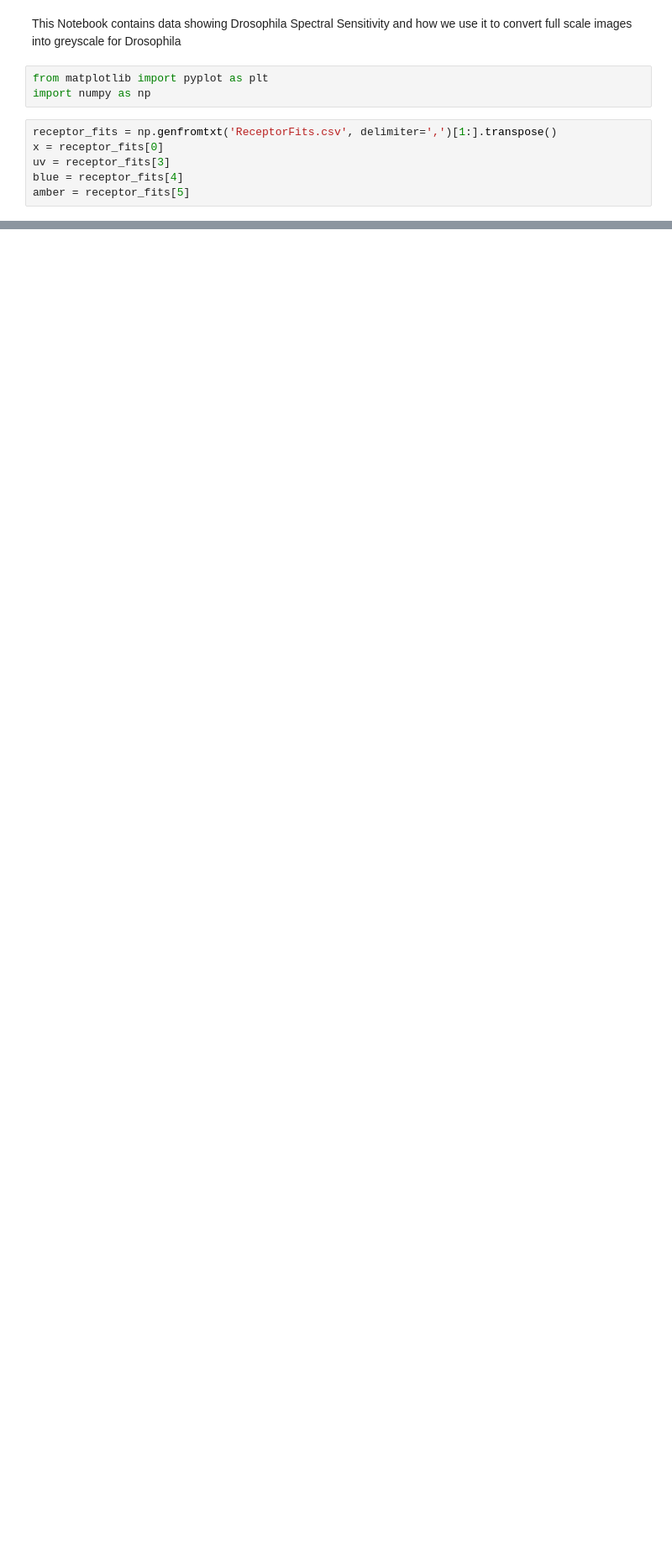
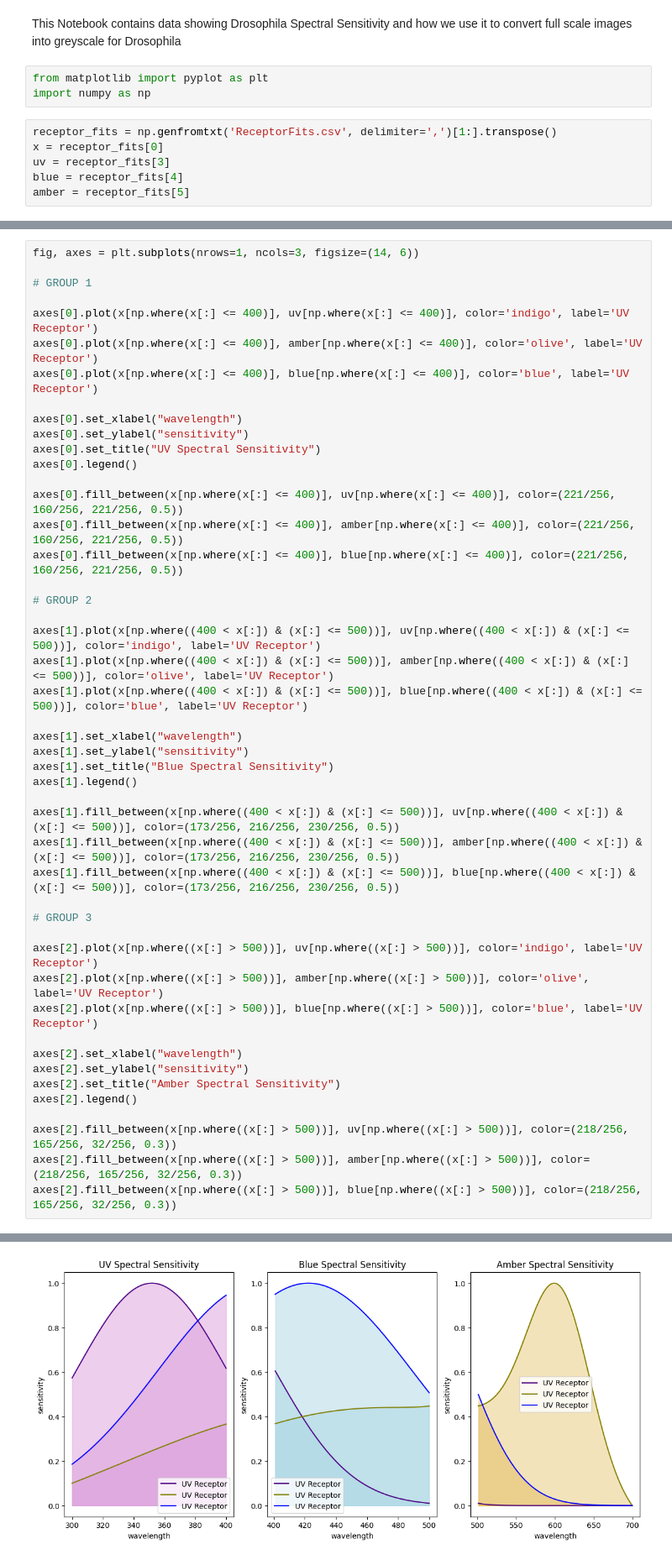
Before and after one commit to whugimy/myangdrosophila, a Jupyter notebook: Integration.ipynb, the cells around one changed output, grey strips where cells are left out. Shown: that part at 84% size. Drawn from its saved outputs; the diff is of its cells as text; blank space fills up the shorter version.

```diff
--- a/Integration.ipynb
+++ b/Integration.ipynb
@@ -38,0 +35,48 @@ plt.legend()
+# %%
+fig, axes = plt.subplots(nrows=1, ncols=3, figsize=(14, 6))
+
+# GROUP 1
+
+axes[0].plot(x[np.where(x[:] <= 400)], uv[np.where(x[:] <= 400)], color='indigo', label='UV Receptor')
+axes[0].plot(x[np.where(x[:] <= 400)], amber[np.where(x[:] <= 400)], color='olive', label='UV Receptor')
+axes[0].plot(x[np.where(x[:] <= 400)], blue[np.where(x[:] <= 400)], color='blue', label='UV Receptor')
+
+axes[0].set_xlabel("wavelength")
+axes[0].set_ylabel("sensitivity")
+axes[0].set_title("UV Spectral Sensitivity")
+axes[0].legend()
+
+axes[0].fill_between(x[np.where(x[:] <= 400)], uv[np.where(x[:] <= 400)], color=(221/256, 160/256, 221/256, 0.5))
+axes[0].fill_between(x[np.where(x[:] <= 400)], amber[np.where(x[:] <= 400)], color=(221/256, 160/256, 221/256, 0.5))
+axes[0].fill_between(x[np.where(x[:] <= 400)], blue[np.where(x[:] <= 400)], color=(221/256, 160/256, 221/256, 0.5))
+
+# GROUP 2
+
+axes[1].plot(x[np.where((400 < x[:]) & (x[:] <= 500))], uv[np.where((400 < x[:]) & (x[:] <= 500))], color='indigo', label='UV Receptor')
+axes[1].plot(x[np.where((400 < x[:]) & (x[:] <= 500))], amber[np.where((400 < x[:]) & (x[:] <= 500))], color='olive', label='UV Receptor')
+axes[1].plot(x[np.where((400 < x[:]) & (x[:] <= 500))], blue[np.where((400 < x[:]) & (x[:] <= 500))], color='blue', label='UV Receptor')
+
+axes[1].set_xlabel("wavelength")
+axes[1].set_ylabel("sensitivity")
+axes[1].set_title("Blue Spectral Sensitivity")
+axes[1].legend()
+
+axes[1].fill_between(x[np.where((400 < x[:]) & (x[:] <= 500))], uv[np.where((400 < x[:]) & (x[:] <= 500))], color=(173/256, 216/256, 230/256, 0.5))
+axes[1].fill_between(x[np.where((400 < x[:]) & (x[:] <= 500))], amber[np.where((400 < x[:]) & (x[:] <= 500))], color=(173/256, 216/256, 230/256, 0.5))
+axes[1].fill_between(x[np.where((400 < x[:]) & (x[:] <= 500))], blue[np.where((400 < x[:]) & (x[:] <= 500))], color=(173/256, 216/256, 230/256, 0.5))
+
+# GROUP 3
+
+axes[2].plot(x[np.where((x[:] > 500))], uv[np.where((x[:] > 500))], color='indigo', label='UV Receptor')
+axes[2].plot(x[np.where((x[:] > 500))], amber[np.where((x[:] > 500))], color='olive', label='UV Receptor')
+axes[2].plot(x[np.where((x[:] > 500))], blue[np.where((x[:] > 500))], color='blue', label='UV Receptor')
+
+axes[2].set_xlabel("wavelength")
+axes[2].set_ylabel("sensitivity")
+axes[2].set_title("Amber Spectral Sensitivity")
+axes[2].legend()
+
+axes[2].fill_between(x[np.where((x[:] > 500))], uv[np.where((x[:] > 500))], color=(218/256, 165/256, 32/256, 0.3))
+axes[2].fill_between(x[np.where((x[:] > 500))], amber[np.where((x[:] > 500))], color=(218/256, 165/256, 32/256, 0.3))
+axes[2].fill_between(x[np.where((x[:] > 500))], blue[np.where((x[:] > 500))], color=(218/256, 165/256, 32/256, 0.3))
+# %% [output]
@@ -38,0 +84 @@ plt.legend()
+[figure, added]
```
Also changed, not shown: parts of 11 cells of this notebook, 1 other file.
